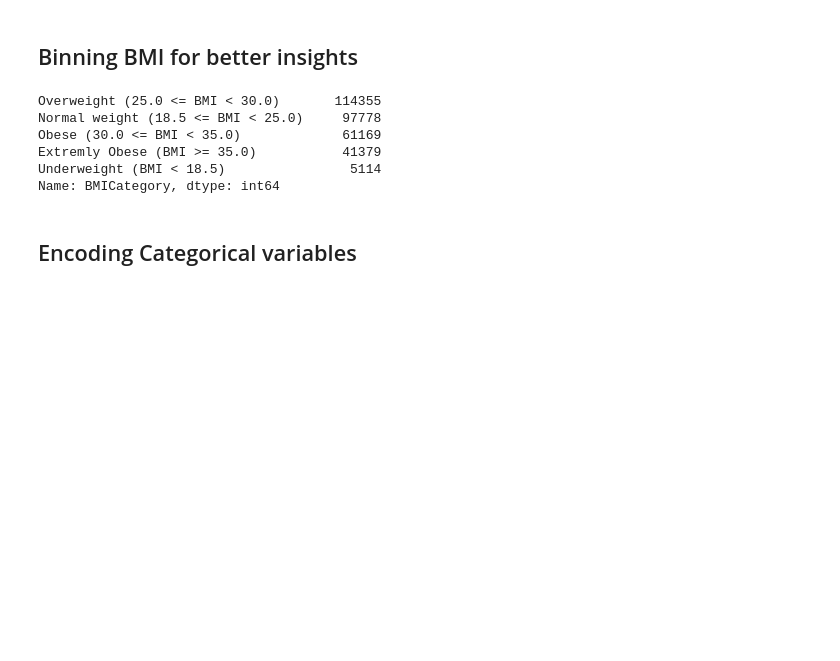
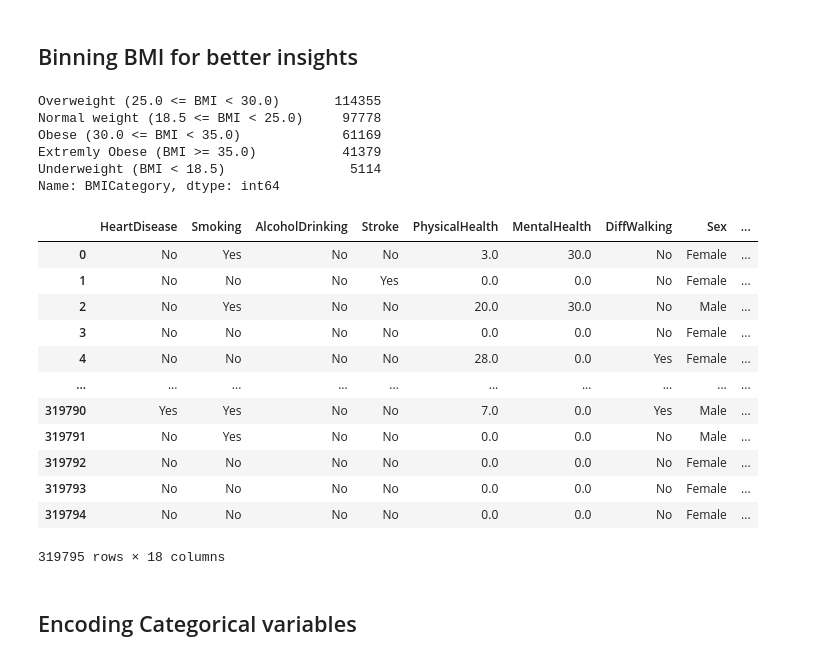
Before and after one commit to PrinceEGY/Heart-Disease-Prediction, a Jupyter notebook: Preprocessing/Heart Diseaes Preprocessing & Modelling.ipynb, the cells around one changed output. Drawn from its saved outputs; the diff is of its cells as text; code cells hidden in the pictures; blank space fills up the shorter version.

```diff
--- a/Preprocessing/Heart Diseaes Preprocessing & Modelling.ipynb
+++ b/Preprocessing/Heart Diseaes Preprocessing & Modelling.ipynb
@@ -124,6 +124,22 @@ Obese (30.0 <= BMI < 35.0)             61169
 Extremly Obese (BMI >= 35.0)           41379
 Underweight (BMI < 18.5)                5114
 Name: BMICategory, dtype: int64
+# %%
+df
+# %% [output]
+|  | HeartDisease | Smoking | AlcoholDrinking | Stroke | PhysicalHealth | MentalHealth | DiffWalking | Sex | ... |
+| 0 | No | Yes | No | No | 3.0 | 30.0 | No | Female | ... |
+| 1 | No | No | No | Yes | 0.0 | 0.0 | No | Female | ... |
+| 2 | No | Yes | No | No | 20.0 | 30.0 | No | Male | ... |
+| 3 | No | No | No | No | 0.0 | 0.0 | No | Female | ... |
+| 4 | No | No | No | No | 28.0 | 0.0 | Yes | Female | ... |
+| ... | ... | ... | ... | ... | ... | ... | ... | ... | ... |
+| 319790 | Yes | Yes | No | No | 7.0 | 0.0 | Yes | Male | ... |
+| 319791 | No | Yes | No | No | 0.0 | 0.0 | No | Male | ... |
+| 319792 | No | No | No | No | 0.0 | 0.0 | No | Female | ... |
+| 319793 | No | No | No | No | 0.0 | 0.0 | No | Female | ... |
+| 319794 | No | No | No | No | 0.0 | 0.0 | No | Female | ... |
+319795 rows × 18 columns
 # %% [markdown]
 ## Encoding Categorical variables
 # %% [markdown]
```
Also changed, not shown: parts of 12 cells of this notebook, 1 other file.
